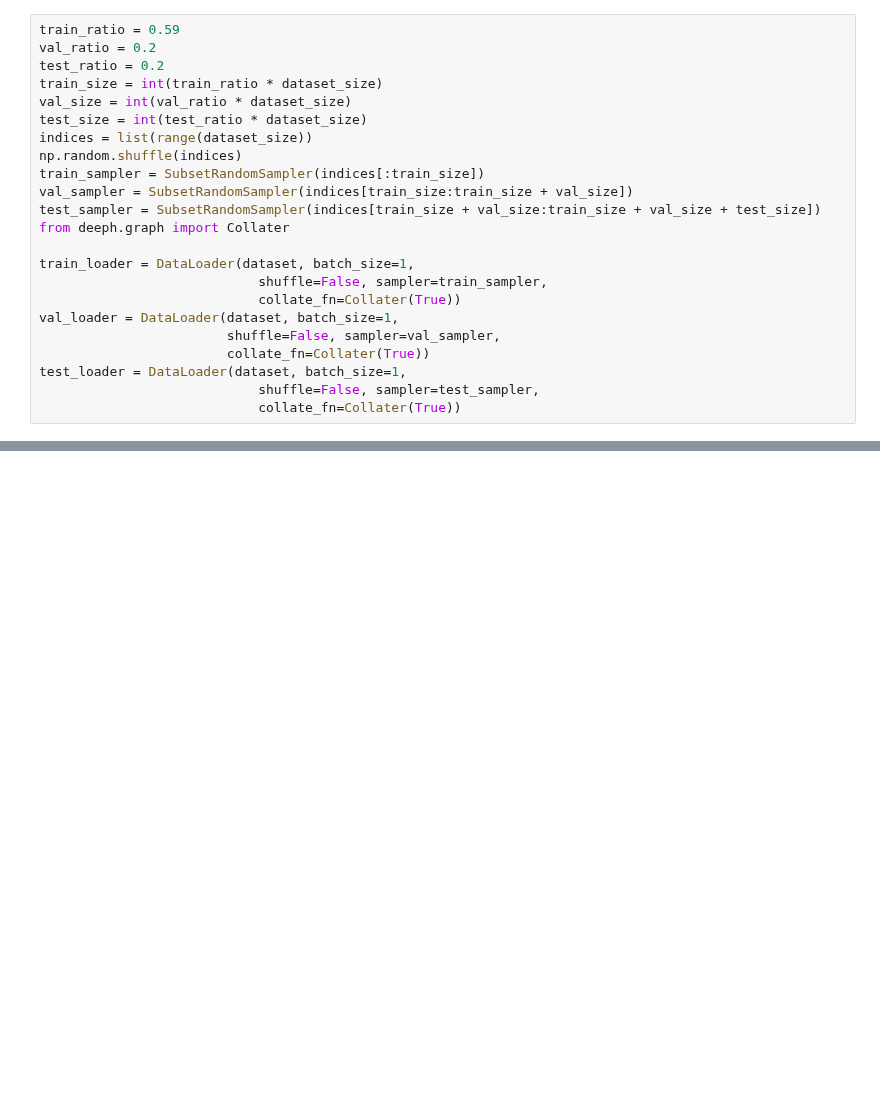
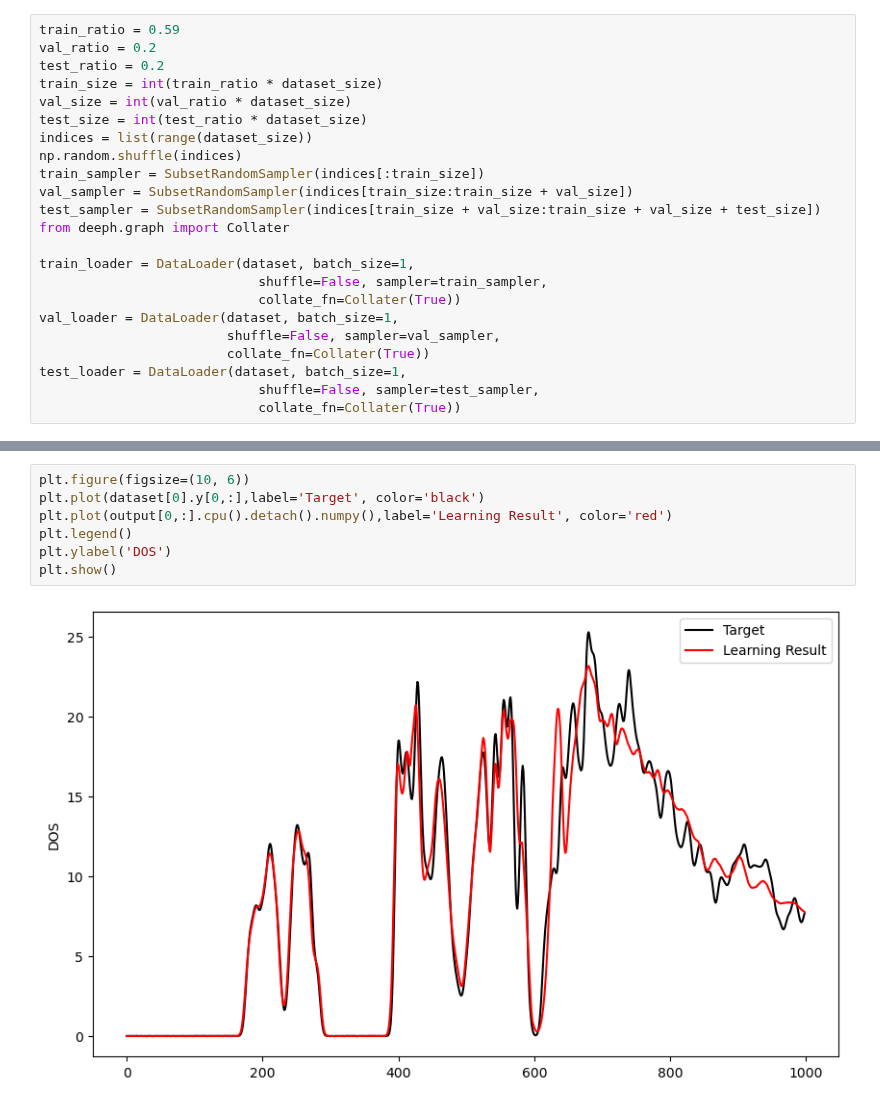
Before and after one commit to AngusHsuPhys/deeph_dev, a Jupyter notebook: DOS_model.ipynb, the cells around one changed output, grey strips where cells are left out. Drawn from its saved outputs; the diff is of its cells as text; blank space fills up the shorter version.

```diff
--- a/DOS_model.ipynb
+++ b/DOS_model.ipynb
@@ -652,0 +685,9 @@ for step, batch_tuple in enumerate(train_loader):
+# %%
+plt.figure(figsize=(10, 6))
+plt.plot(dataset[0].y[0,:],label='Target', color='black')
+plt.plot(output[0,:].cpu().detach().numpy(),label='Learning Result', color='red')
+plt.legend()
+plt.ylabel('DOS')
+plt.show()
+# %% [output]
+[figure, added]
```
Also changed, not shown: parts of 7 cells of this notebook.
